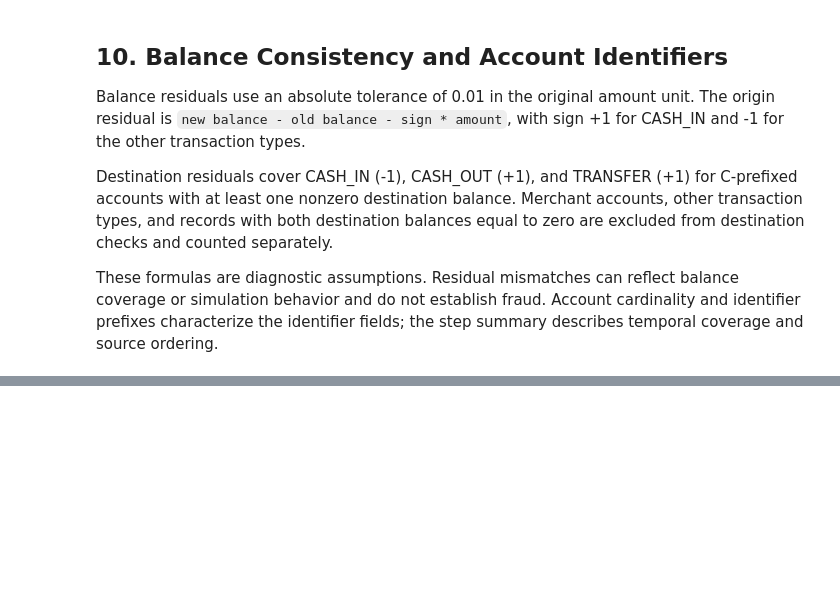
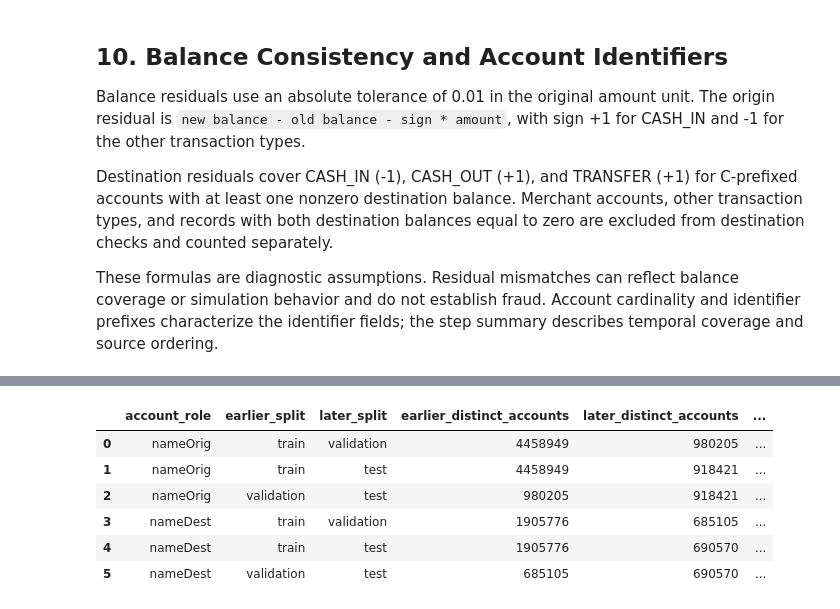
Before and after one commit to nguyengiavinh16/20261_Group2_BigDataStorage-Processing, a Jupyter notebook: notebooks/01_data_profiling.ipynb, the cells around one changed output, grey strips where cells are left out. Cells and saved outputs as stored; diff of their text form; code cells hidden in the pictures; blank space fills up the shorter version.

```diff
--- a/notebooks/01_data_profiling.ipynb
+++ b/notebooks/01_data_profiling.ipynb
@@ -509,0 +521,49 @@ Exported 9 tables, manifest and quality report to c:\Users\lenovo\project\bigdat
+# %%
+split_names = CONFIG['temporal_split']['split_names']
+fractions = np.asarray(CONFIG['temporal_split']['target_row_fractions'], dtype=float)
+if len(split_names) != 3 or len(fractions) != 3 or (fractions <= 0).any() or not np.isclose(fractions.sum(), 1):
+    raise ValueError('Temporal feasibility requires three positive fractions totaling one.')
+step_counts = df.groupby('step', dropna=False).size().sort_index()
+if df.step.isna().any() or len(step_counts) < 3:
+    raise ValueError('Temporal feasibility requires non-null steps and at least three distinct steps.')
+cumulative = step_counts.cumsum()
+cutoff_positions = [int(cumulative.searchsorted(len(df) * share, side='left'))
+                    for share in np.cumsum(fractions)[:2]]
+train_end, validation_end = [step_counts.index[position] for position in cutoff_positions]
+if not train_end < validation_end < step_counts.index[-1]:
+    raise ValueError('Row targets do not yield three non-empty whole-step windows.')
+split_id = pd.Series(np.select([df.step.le(train_end), df.step.le(validation_end)], [0, 1], default=2), index=df.index)
+split_rows = []
+for split_number, split_name in enumerate(split_names):
+    mask = split_id.eq(split_number)
+    labels = df.loc[mask, 'isFraud']
+    split_rows.append({'split': split_name, 'step_min': df.loc[mask, 'step'].min(),
+                      'step_max': df.loc[mask, 'step'].max(), 'transactions': int(mask.sum()),
+                      'row_percent': float(mask.mean() * 100), 'target_percent': fractions[split_number] * 100,
+                      'fraud_count': int(labels.eq(1).sum()), 'nonfraud_count': int(labels.eq(0).sum()),
+                      'fraud_percent': float(labels.eq(1).mean() * 100),
+                      'both_classes_present': bool(labels.eq(1).any() and labels.eq(0).any())})
+split_summary = pd.DataFrame(split_rows).set_index('split')
+display(split_summary)
+assert int(split_summary.transactions.sum()) == len(df)
+assert split_id.groupby(df.step).nunique().eq(1).all()
+assert split_summary.step_max.iloc[0] < split_summary.step_min.iloc[1] < split_summary.step_min.iloc[2]
+overlap_rows = []
+for account_column in ['nameOrig', 'nameDest']:
+    account_sets = {name: pd.Index(df.loc[split_id.eq(number), account_column].dropna().unique())
+                    for number, name in enumerate(split_names)}
+    for left_number, right_number in [(0, 1), (0, 2), (1, 2)]:
+        left, right = split_names[left_number], split_names[right_number]
+        overlap = len(account_sets[left].intersection(account_sets[right], sort=False))
+        right_count = len(account_sets[right])
+        overlap_rows.append({'account_role': account_column, 'earlier_split': left, 'later_split': right,
+                             'earlier_distinct_accounts': len(account_sets[left]),
+                             'later_distinct_accounts': right_count, 'shared_distinct_accounts': overlap,
+                             'later_accounts_seen_in_earlier_percent': overlap / right_count * 100 if right_count else np.nan})
+    del account_sets
+account_overlap = pd.DataFrame(overlap_rows)
+display(account_overlap)
+temporal_manifest = {'status': CONFIG['temporal_split']['status'], 'target_row_fractions': fractions.tolist(),
+                     'train_end_step': int(train_end), 'validation_end_step': int(validation_end),
+                     'whole_step_boundaries': True, 'account_overlap_scope': 'same role, pairwise windows'}
+# %% [output]
@@ -509,0 +575,7 @@ Exported 9 tables, manifest and quality report to c:\Users\lenovo\project\bigdat
+|  | account_role | earlier_split | later_split | earlier_distinct_accounts | later_distinct_accounts | ... |
+| 0 | nameOrig | train | validation | 4458949 | 980205 | ... |
+| 1 | nameOrig | train | test | 4458949 | 918421 | ... |
+| 2 | nameOrig | validation | test | 980205 | 918421 | ... |
+| 3 | nameDest | train | validation | 1905776 | 685105 | ... |
+| 4 | nameDest | train | test | 1905776 | 690570 | ... |
+| 5 | nameDest | validation | test | 685105 | 690570 | ... |
```
Also changed, not shown: parts of 16 cells of this notebook, 11 other files.
